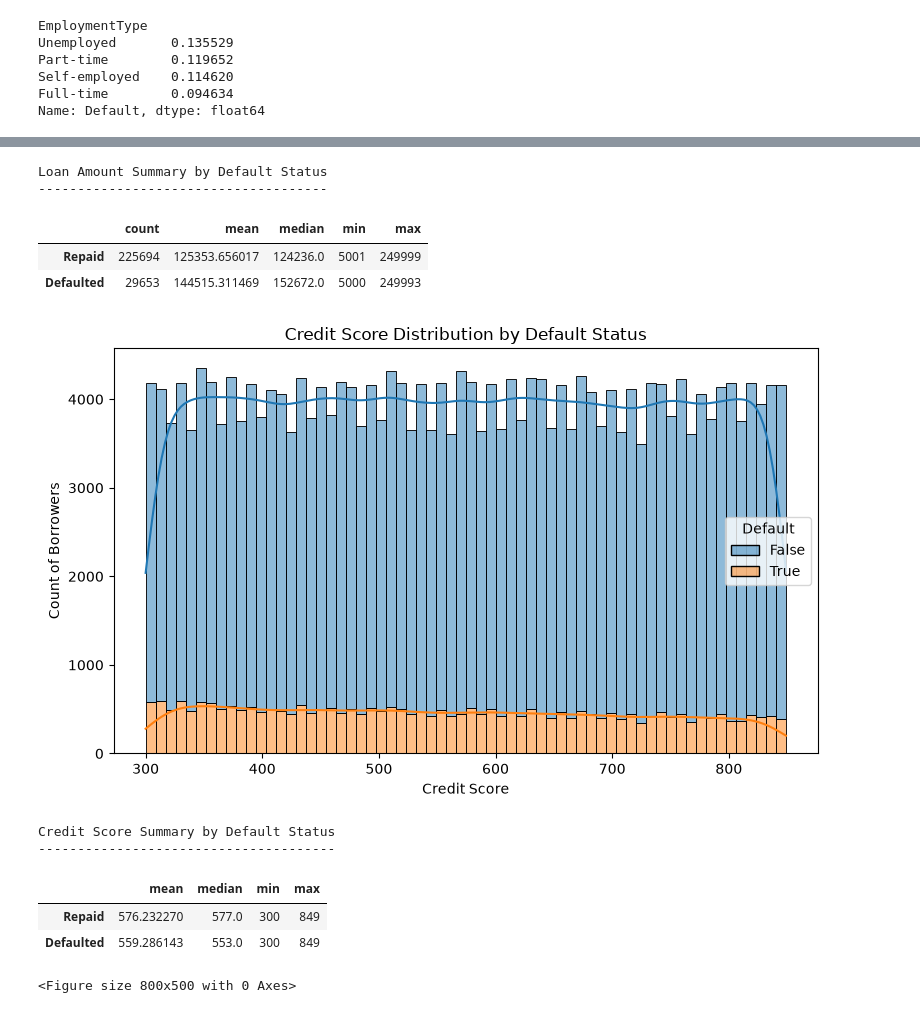
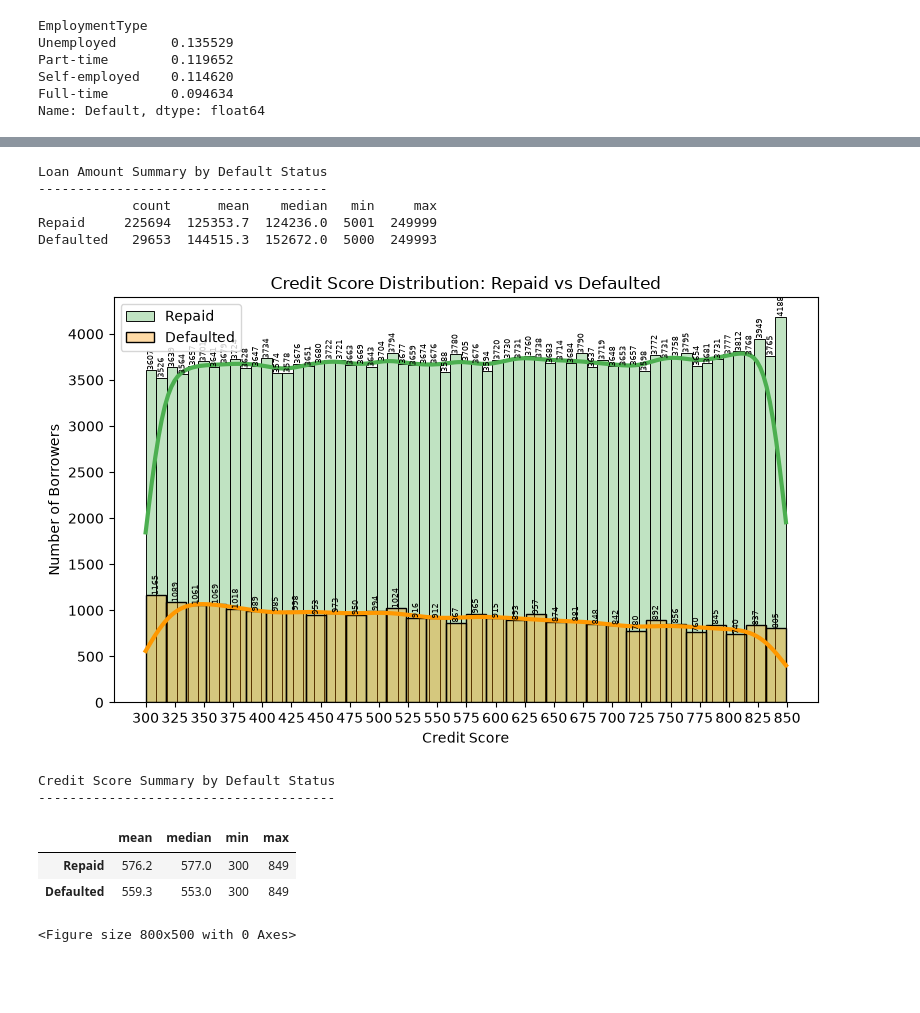
Before and after one commit to IrinaEkb/Loan_Default, a Jupyter notebook: notebooks/02_eda.ipynb, the cells around one changed output, grey strips where cells are left out. Cells and saved outputs as stored; diff of their text form; code cells hidden in the pictures; blank space fills up the shorter version.

```diff
--- a/notebooks/02_eda.ipynb
+++ b/notebooks/02_eda.ipynb
@@ -130,29 +165,70 @@ plt.show()
 # %%
+loan_summary = df.groupby("Default")["LoanAmount"].agg(
+    ["count", "mean", "median", "min", "max"]
+)
+
+loan_summary.index = ["Repaid", "Defaulted"]
+
 print("Loan Amount Summary by Default Status")
 print("-------------------------------------")
 
-loan_summary = df.groupby("Default")["LoanAmount"].agg(
-    ["count", "mean", "median", "min", "max"]
-)
-loan_summary.index = ["Repaid", "Defaulted"]
-loan_summary
+print(loan_summary.round(1))
 # %% [output]
 Loan Amount Summary by Default Status
 -------------------------------------
+            count      mean    median   min     max
+Repaid     225694  125353.7  124236.0  5001  249999
+Defaulted   29653  144515.3  152672.0  5000  249993
-|  | count | mean | median | min | max |
-| Repaid | 225694 | 125353.656017 | 124236.0 | 5001 | 249999 |
-| Defaulted | 29653 | 144515.311469 | 152672.0 | 5000 | 249993 |
 # %%
-plt.figure(figsize=(8, 5))
-sns.histplot(data=df, x="CreditScore", hue="Default", kde=True, multiple="stack")
-plt.title("Credit Score Distribution by Default Status")
+plt.figure(figsize=(8,5))
+
+ax = sns.histplot(
+    data=df[df["Default"] == 0],
+    x="CreditScore",
+    color="#4CAF50",
+    label="Repaid",
+    alpha=0.35,
+    kde=True,
+    line_kws={"linewidth": 3, "color": "#1B5E20"}
+)
+
+sns.histplot(
+    data=df[df["Default"] == 1],
+    x="CreditScore",
+    color="#FF9800",
+    label="Defaulted",
+    alpha=0.35,
+    kde=True,
+    ax=ax,
+    line_kws={"linewidth": 3, "color": "#E65100"}
+)
+
+plt.title("Credit Score Distribution: Repaid vs Defaulted")
 plt.xlabel("Credit Score")
-plt.ylabel("Count of Borrowers")
+plt.ylabel("Number of Borrowers")
+
+plt.xticks(range(300, 851, 25), rotation=0)
+
+for p in ax.patches:
+    height = p.get_height()
+    if height > 0:
+        ax.annotate(
+            f"{int(height)}",
+            (p.get_x() + p.get_width() / 2, height),
+            ha="center",
+            va="bottom",
+            fontsize=6,
+            rotation=90
+        )
+
+plt.legend()
 plt.tight_layout()
-plt.savefig(project_path / "visuals/credit_score_distribution.png")
+
+plt.savefig(project_path / "visuals/credit_score_distribution.png", dpi=300)
+
 plt.show()
 # %% [output]
-[figure, old version]
+[figure, new version]
 # %%
 print("Credit Score Summary by Default Status")
 print("--------------------------------------")
@@ -161,13 +237,13 @@ credit_summary = df.groupby("Default")["CreditScore"].agg(
     ["mean", "median", "min", "max"]
 )
 credit_summary.index = ["Repaid", "Defaulted"]
-credit_summary
+credit_summary.round(1)
 # %% [output]
 Credit Score Summary by Default Status
 --------------------------------------
 |  | mean | median | min | max |
-| Repaid | 576.232270 | 577.0 | 300 | 849 |
-| Defaulted | 559.286143 | 553.0 | 300 | 849 |
+| Repaid | 576.2 | 577.0 | 300 | 849 |
+| Defaulted | 559.3 | 553.0 | 300 | 849 |
 # %%
 plt.figure(figsize=(8, 5))
 
```
Also changed, not shown: parts of 15 cells of this notebook, 17 other files.
